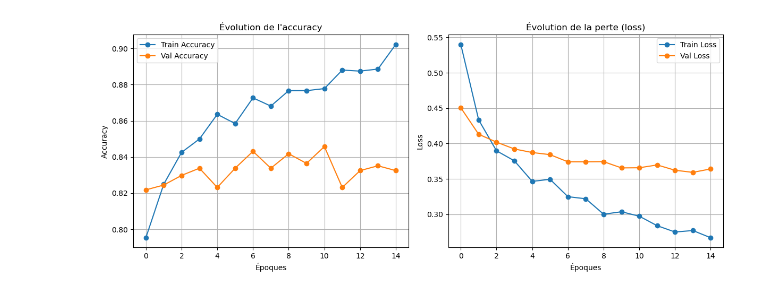
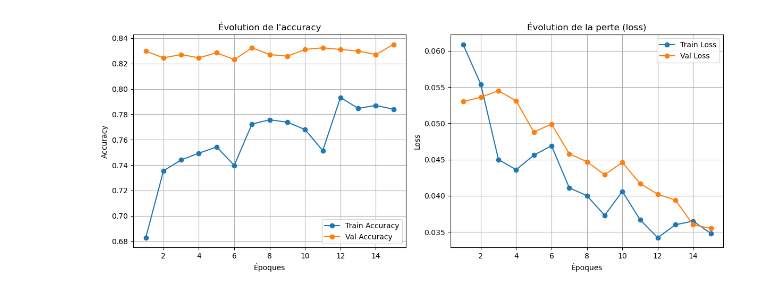
Before and after one commit to sodjui-christelle/projectH419, a Jupyter notebook: codefinal419.ipynb, the cells around one changed output. Cells and saved outputs as stored; diff of their text form; code cells hidden in the pictures.

```diff
--- a/codefinal419.ipynb
+++ b/codefinal419.ipynb
@@ -172,28 +199,39 @@ Epoch 15/15
 # %%
 
-# afficharge de la Courbe d'précision
+epochs = range(1, 16)
+train_acc = [0.6828, 0.7355, 0.7441, 0.7494, 0.7543, 0.7398, 0.7724, 0.7757, 0.7738,
+             0.7680, 0.7514, 0.7933, 0.7847, 0.7870, 0.7840]
+val_acc = [0.8298, 0.8245, 0.8271, 0.8245, 0.8285, 0.8231, 0.8324, 0.8271, 0.8258,
+           0.8311, 0.8324, 0.8311, 0.8298, 0.8271, 0.8351]
+train_loss = [0.0609, 0.0554, 0.0450, 0.0436, 0.0456, 0.0469, 0.0411, 0.0400, 0.0373,
+              0.0406, 0.0367, 0.0342, 0.0360, 0.0365, 0.0348]
+val_loss = [0.0530, 0.0536, 0.0545, 0.0531, 0.0488, 0.0499, 0.0458, 0.0447, 0.0429,
+            0.0446, 0.0417, 0.0402, 0.0394, 0.0360, 0.0355]
+
+# Courb d'apprentissage
 plt.figure(figsize=(12, 5))
 
+# Courb d'accuracy
 plt.subplot(1, 2, 1)
-plt.plot(history.history['accuracy'], label='Train Accuracy', marker='o')
-plt.plot(history.history['val_accuracy'], label='Val Accuracy', marker='o')
+plt.plot(epochs, train_acc, label='Train Accuracy', marker='o')
+plt.plot(epochs, val_acc, label='Val Accuracy', marker='o')
 plt.title("Évolution de l'accuracy")
 plt.xlabel("Époques")
 plt.ylabel("Accuracy")
 plt.legend()
 plt.grid(True)
 
-# Courbe de perte
+# Courb de perte
 plt.subplot(1, 2, 2)
-plt.plot(history.history['loss'], label='Train Loss', marker='o')
-plt.plot(history.history['val_loss'], label='Val Loss', marker='o')
+plt.plot(epochs, train_loss, label='Train Loss', marker='o')
+plt.plot(epochs, val_loss, label='Val Loss', marker='o')
 plt.title("Évolution de la perte (loss)")
 plt.xlabel("Époques")
 plt.ylabel("Loss")
 plt.legend()
 plt.grid(True)
 
 plt.tight_layout()
 plt.show()
 # %% [output]
-[figure, old version]
+[figure, new version]
```
Also changed, not shown: parts of 24 cells of this notebook.
